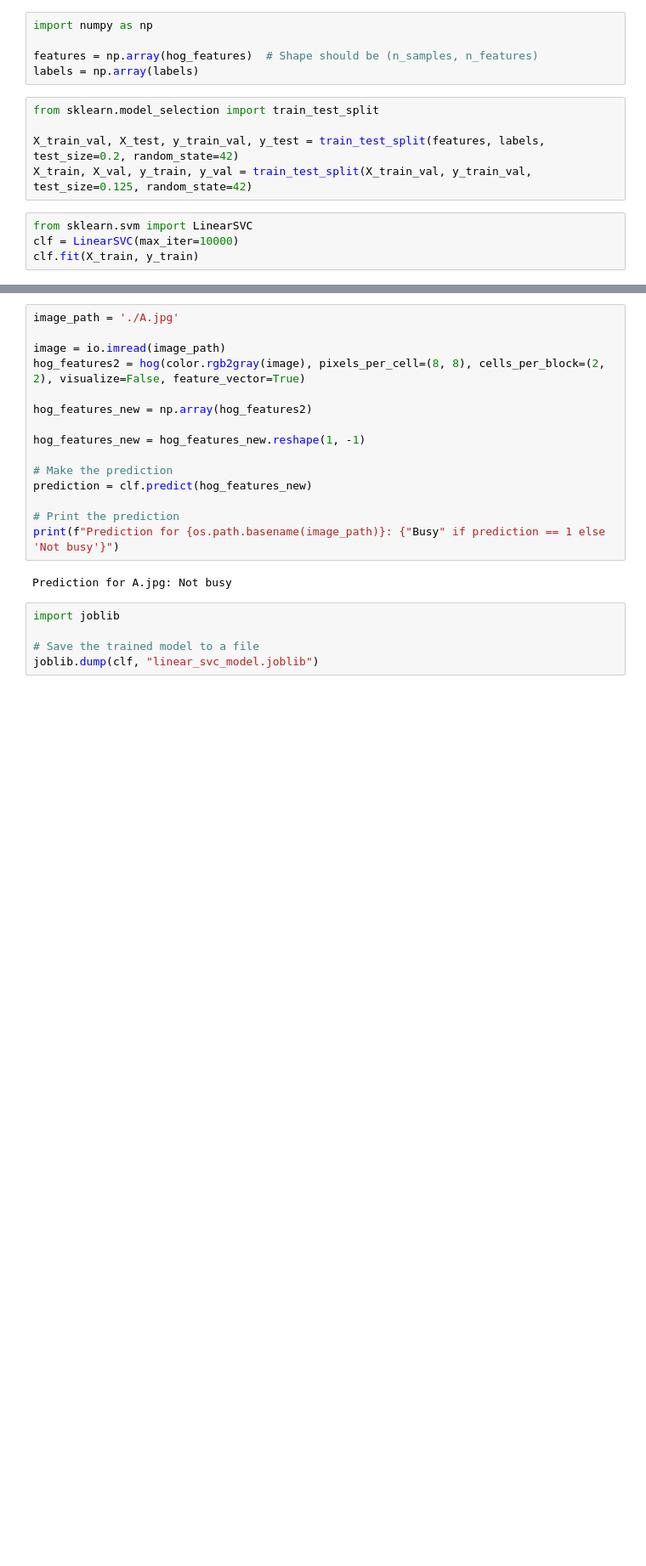
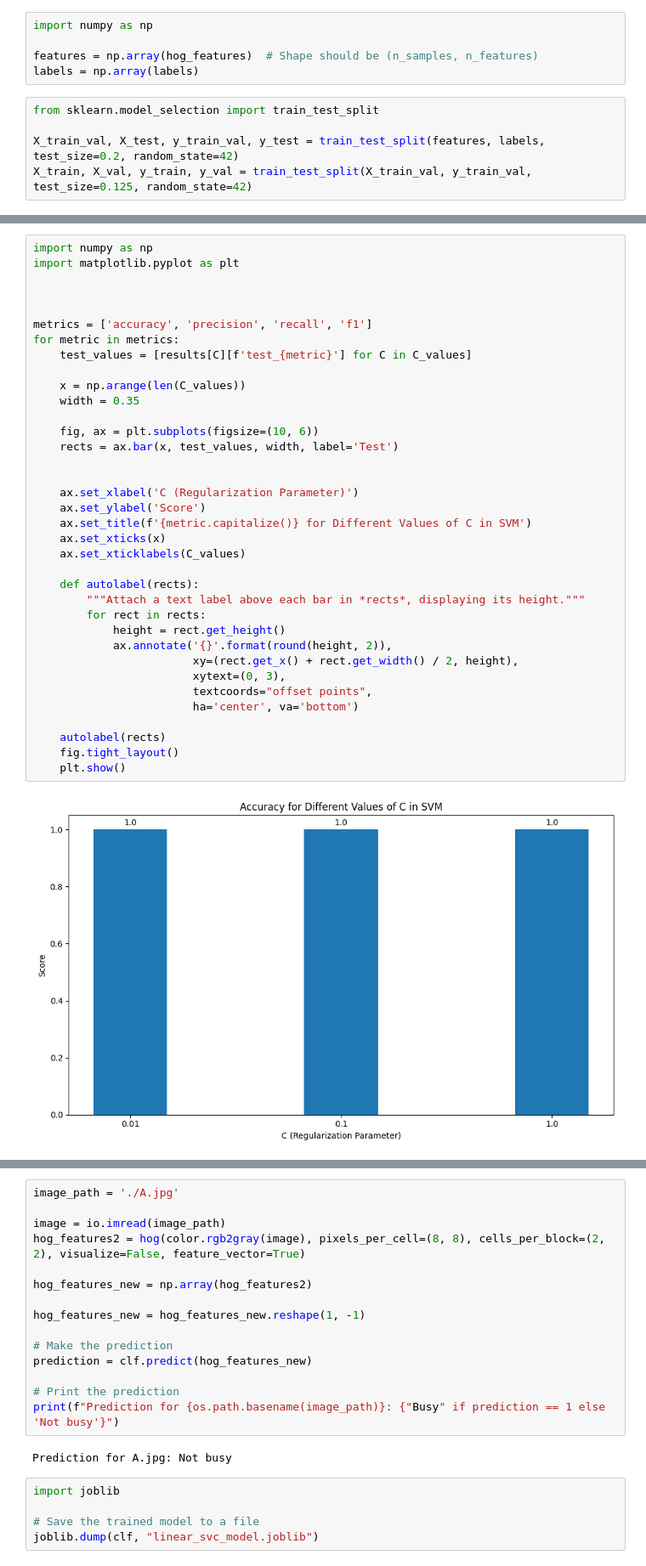
Before and after one commit to Jihene-ch/ML_Project, a Jupyter notebook: SVM_ML_Proj.ipynb, the cells around one changed output, grey strips where cells are left out. Shown at 85% size. Saved outputs shown, nothing was run; the diff lists cells and outputs as text; blank space fills up the shorter version.

```diff
--- a/SVM_ML_Proj.ipynb
+++ b/SVM_ML_Proj.ipynb
@@ -53,7 +49,3 @@ from sklearn.model_selection import train_test_split
 
 X_train_val, X_test, y_train_val, y_test = train_test_split(features, labels, test_size=0.2, random_state=42)
 X_train, X_val, y_train, y_val = train_test_split(X_train_val, y_train_val, test_size=0.125, random_state=42)
-# %%
-from sklearn.svm import LinearSVC
-clf = LinearSVC(max_iter=10000)
-clf.fit(X_train, y_train)
@@ -100,0 +103,38 @@ weighted avg       0.98      0.98      0.98       240
+# %%
+import numpy as np
+import matplotlib.pyplot as plt
+
+
+
+metrics = ['accuracy', 'precision', 'recall', 'f1']
+for metric in metrics:
+    test_values = [results[C][f'test_{metric}'] for C in C_values]
+
+    x = np.arange(len(C_values))
+    width = 0.35
+
+    fig, ax = plt.subplots(figsize=(10, 6))
+    rects = ax.bar(x, test_values, width, label='Test')
+
+
+    ax.set_xlabel('C (Regularization Parameter)')
+    ax.set_ylabel('Score')
+    ax.set_title(f'{metric.capitalize()} for Different Values of C in SVM')
+    ax.set_xticks(x)
+    ax.set_xticklabels(C_values)
+
+    def autolabel(rects):
+        """Attach a text label above each bar in *rects*, displaying its height."""
+        for rect in rects:
+            height = rect.get_height()
+            ax.annotate('{}'.format(round(height, 2)),
+                        xy=(rect.get_x() + rect.get_width() / 2, height),
+                        xytext=(0, 3),
+                        textcoords="offset points",
+                        ha='center', va='bottom')
+
+    autolabel(rects)
+    fig.tight_layout()
+    plt.show()
+# %% [output]
+[figure, added]
```
Also changed, not shown: parts of 6 cells of this notebook, 3 other files.
